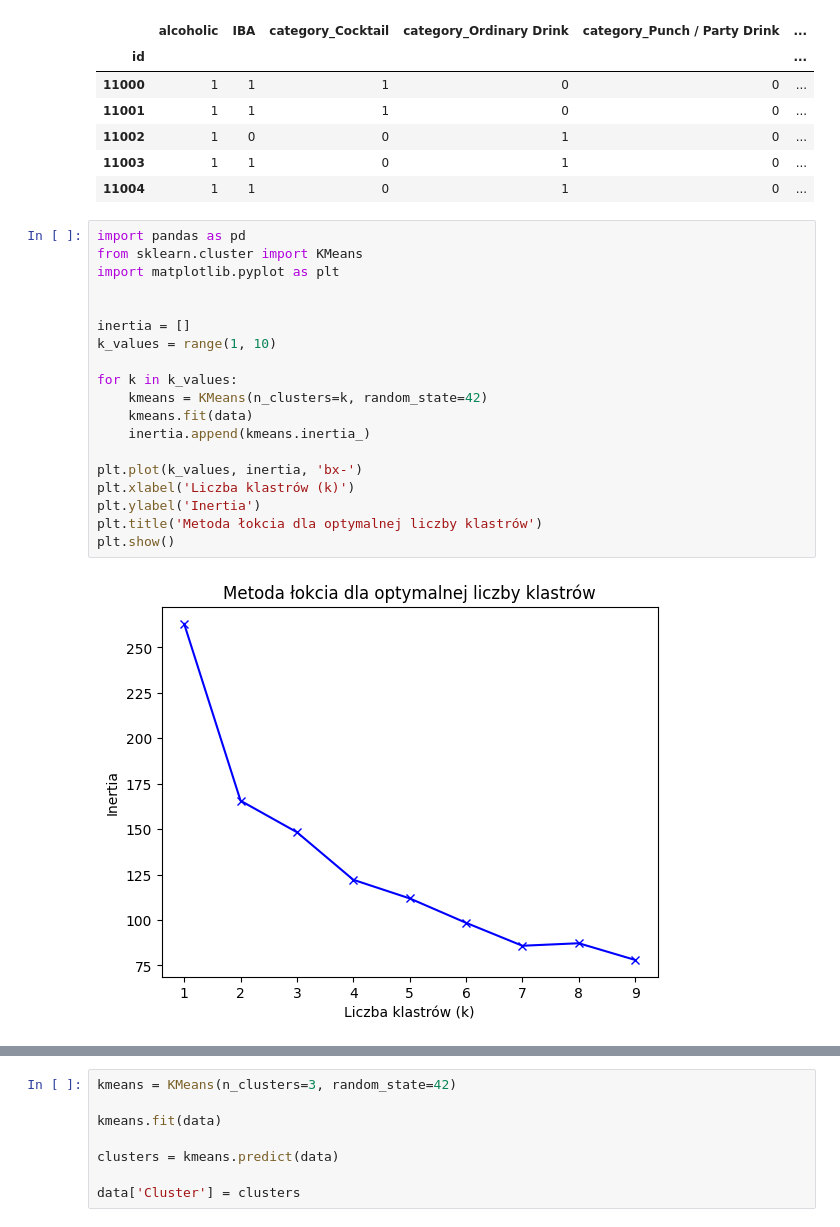
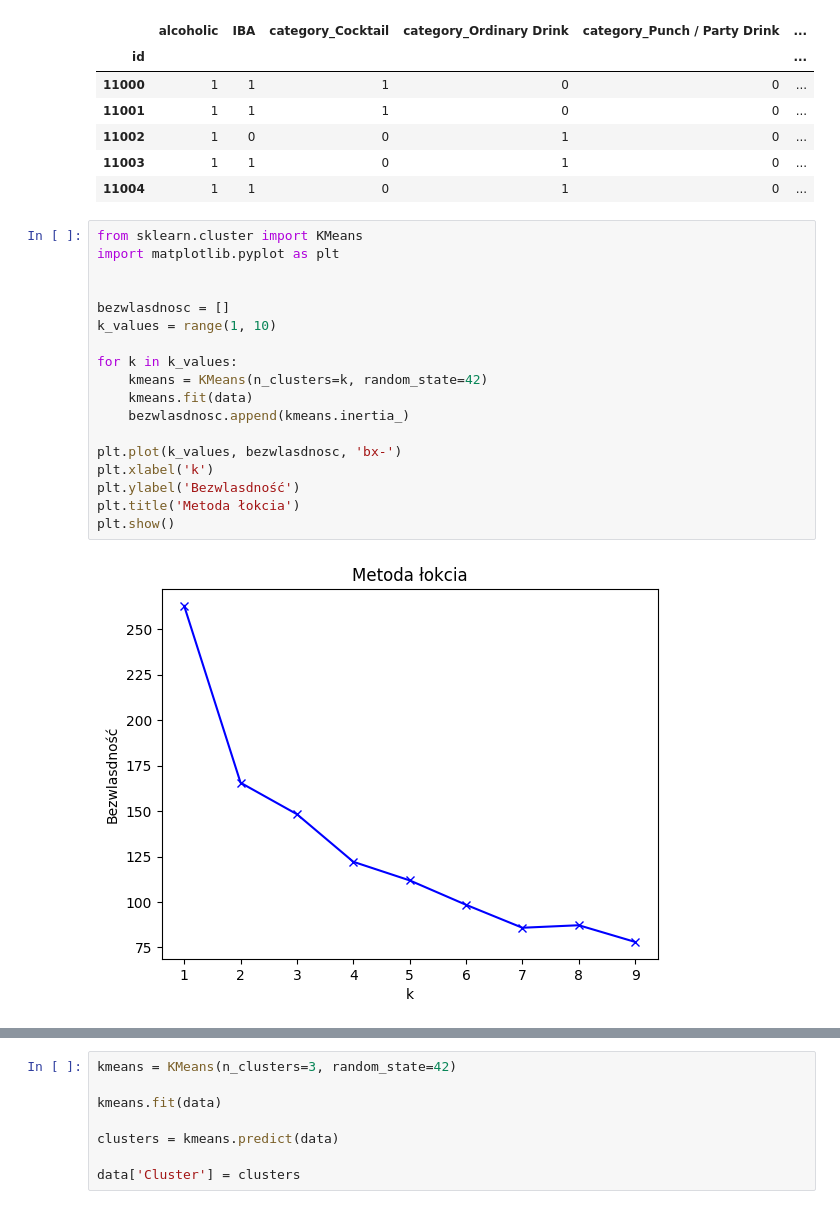
Before and after one commit to Afraiven/CocktailDB-EDA-and-Clustering, a Jupyter notebook: Untitled.ipynb, the cells around one changed output, grey strips where cells are left out. Cells and saved outputs as stored; diff of their text form.

```diff
--- a/Untitled.ipynb
+++ b/Untitled.ipynb
@@ -165,23 +165,22 @@ data.head()
 | 11003 | 1 | 1 | 0 | 1 | 0 | ... |
 | 11004 | 1 | 1 | 0 | 1 | 0 | ... |
 # %%
-import pandas as pd
 from sklearn.cluster import KMeans
 import matplotlib.pyplot as plt
 
 
-inertia = []
+bezwlasdnosc = []
 k_values = range(1, 10)
 
 for k in k_values:
     kmeans = KMeans(n_clusters=k, random_state=42)
     kmeans.fit(data)
-    inertia.append(kmeans.inertia_)
+    bezwlasdnosc.append(kmeans.inertia_)
 
-plt.plot(k_values, inertia, 'bx-')
-plt.xlabel('Liczba klastrów (k)')
-plt.ylabel('Inertia')
-plt.title('Metoda łokcia dla optymalnej liczby klastrów')
+plt.plot(k_values, bezwlasdnosc, 'bx-')
+plt.xlabel('k')
+plt.ylabel('Bezwlasdność')
+plt.title('Metoda łokcia')
 plt.show()
 # %% [output]
-[figure, old version]
+[figure, new version]
```
Also changed, not shown: parts of 3 cells of this notebook, 1 other file.
